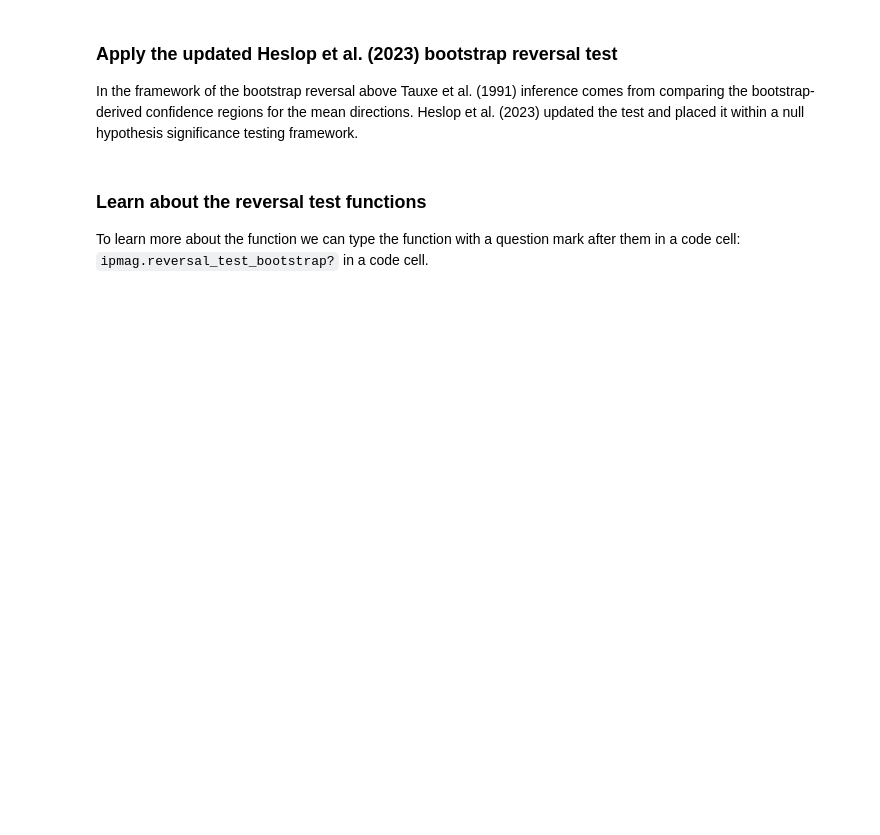
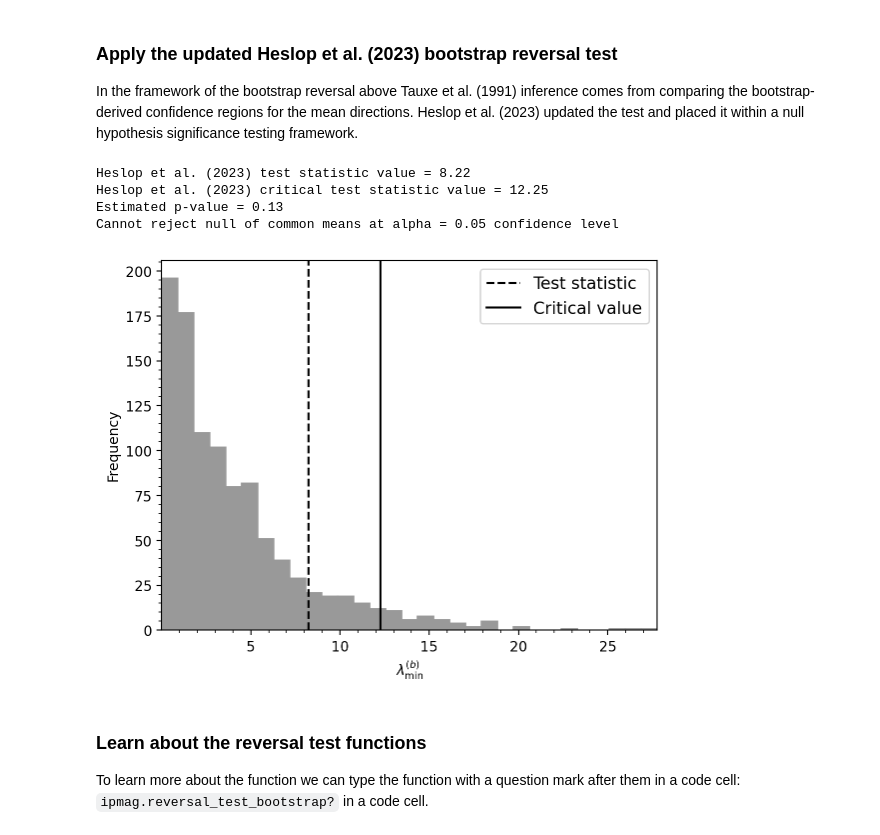
Before and after one commit to PmagPy/PmagPy-docs, a Jupyter notebook: _sources/example_notebooks/template_notebooks/reversal_test.ipynb, the cells around one changed output. Saved outputs shown, nothing was run; the diff lists cells and outputs as text; code cells hidden in the pictures; blank space fills up the shorter version.

```diff
--- a/_sources/example_notebooks/template_notebooks/reversal_test.ipynb
+++ b/_sources/example_notebooks/template_notebooks/reversal_test.ipynb
@@ -144,6 +143,14 @@ Pass
 ### Apply the updated Heslop et al. (2023) bootstrap reversal test
 
 In the framework of the bootstrap reversal above Tauxe et al. (1991) inference comes from comparing the bootstrap-derived confidence regions for the mean directions. Heslop et al. (2023) updated the test and placed it within a null hypothesis significance testing framework.
+# %%
+result = ipmag.reversal_test_bootstrap_H23(sites_dec, sites_inc, num_sims=1000)
+# %% [output]
+Heslop et al. (2023) test statistic value = 8.22
+Heslop et al. (2023) critical test statistic value = 12.25
+Estimated p-value = 0.13
+Cannot reject null of common means at alpha = 0.05 confidence level
+[figure, added]
 # %% [markdown]
 ### Learn about the reversal test functions
 
```
Also changed, not shown: parts of 10 cells of this notebook, 12 other files.
